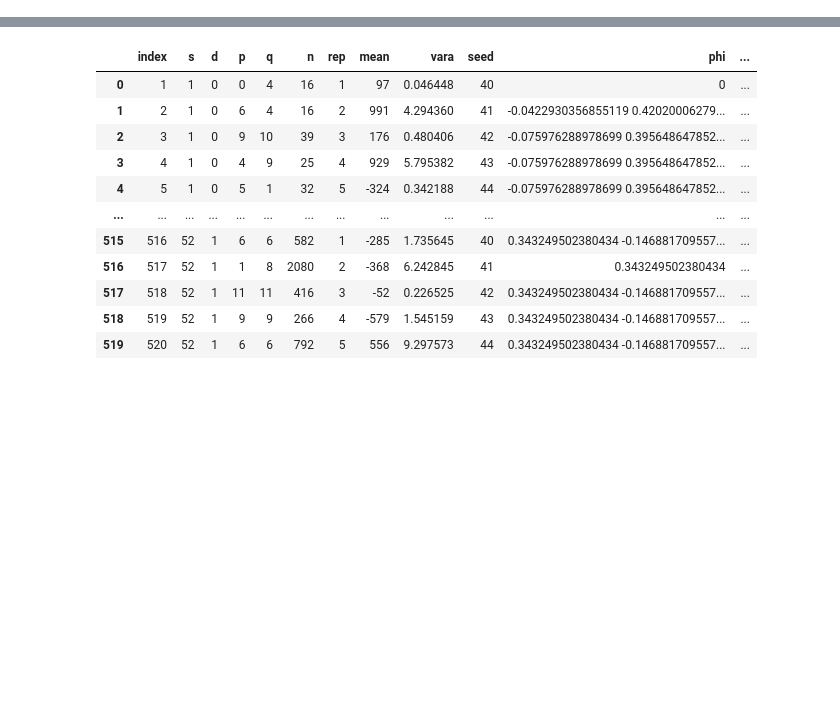
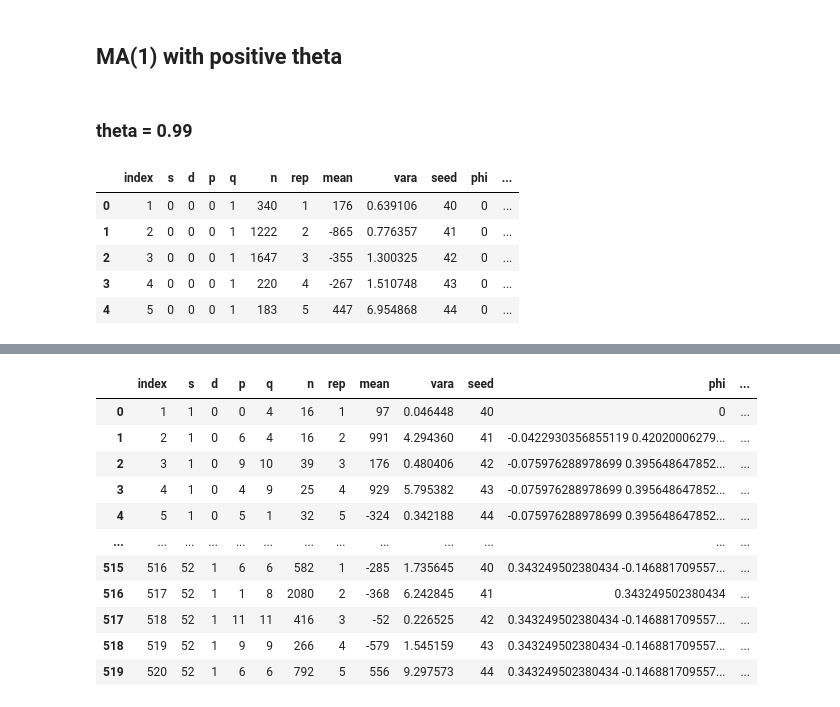
Before and after one commit to ngupta23/medium_articles, a Jupyter notebook: time_series/pycaret/pycaret_ts_diagnostics.ipynb, the cells around one changed output, grey strips where cells are left out. Cells and saved outputs as stored; diff of their text form; code cells hidden in the pictures; blank space fills up the shorter version.

```diff
--- a/time_series/pycaret/pycaret_ts_diagnostics.ipynb
+++ b/time_series/pycaret/pycaret_ts_diagnostics.ipynb
@@ -66,0 +99,13 @@ extract_ts_info(data, seasonal_period=1)
+# %% [markdown]
+## MA(1) with positive theta
+# %% [markdown]
+### theta = 0.99
+# %%
+index.query("theta==0.99")
+# %% [output]
+|  | index | s | d | p | q | n | rep | mean | vara | seed | phi | ... |
+| 0 | 1 | 0 | 0 | 0 | 1 | 340 | 1 | 176 | 0.639106 | 40 | 0 | ... |
+| 1 | 2 | 0 | 0 | 0 | 1 | 1222 | 2 | -865 | 0.776357 | 41 | 0 | ... |
+| 2 | 3 | 0 | 0 | 0 | 1 | 1647 | 3 | -355 | 1.300325 | 42 | 0 | ... |
+| 3 | 4 | 0 | 0 | 0 | 1 | 220 | 4 | -267 | 1.510748 | 43 | 0 | ... |
+| 4 | 5 | 0 | 0 | 0 | 1 | 183 | 5 | 447 | 6.954868 | 44 | 0 | ... |
```
Also changed, not shown: parts of 54 cells of this notebook.
